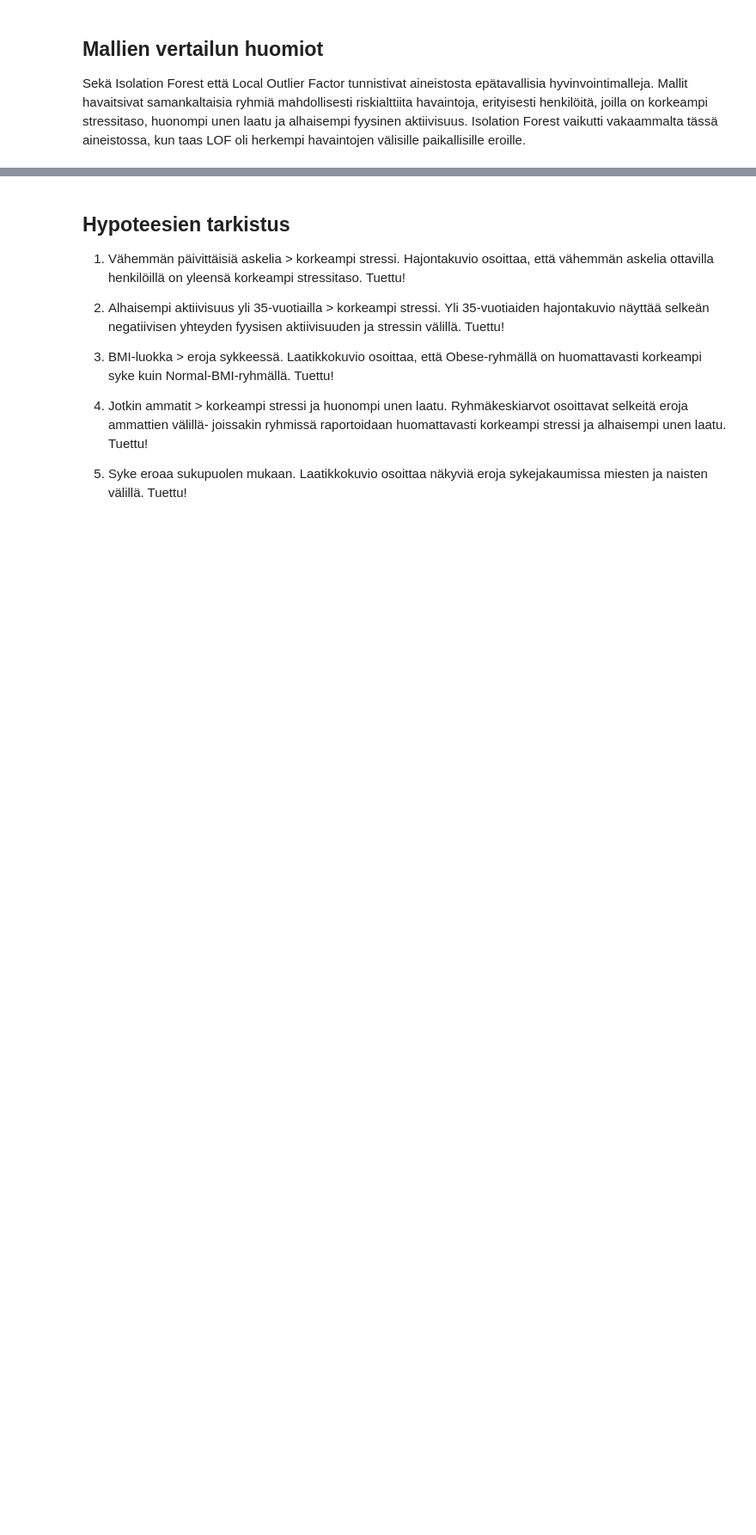
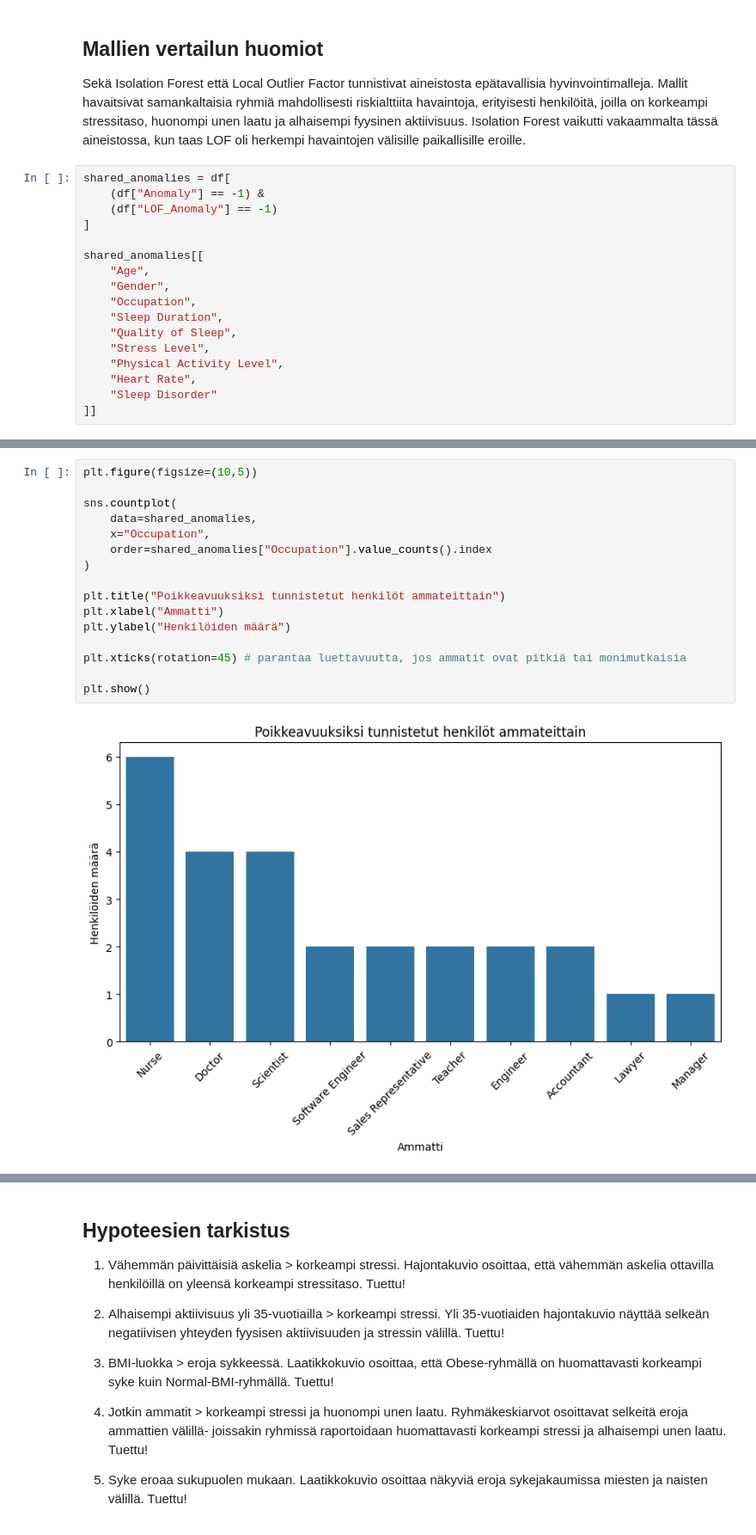
Before and after one commit to TanjaMel/wellbeing_and_sleep, a Jupyter notebook: sleep_wellbeing_analysis.ipynb, the cells around one changed output, grey strips where cells are left out. Shown at 86% size. Cells and saved outputs as stored; diff of their text form; blank space fills up the shorter version.

```diff
--- a/analysis.ipynb
+++ b/sleep_wellbeing_analysis.ipynb
@@ -453,3 +494,20 @@ plt.show()
 Sekä Isolation Forest että Local Outlier Factor tunnistivat aineistosta epätavallisia hyvinvointimalleja.
 Mallit havaitsivat samankaltaisia ryhmiä mahdollisesti riskialttiita havaintoja, erityisesti henkilöitä, joilla on korkeampi stressitaso, huonompi unen laatu ja alhaisempi fyysinen aktiivisuus.
 Isolation Forest vaikutti vakaammalta tässä aineistossa, kun taas LOF oli herkempi havaintojen välisille paikallisille eroille.
+# %%
+shared_anomalies = df[
+    (df["Anomaly"] == -1) &
+    (df["LOF_Anomaly"] == -1)
+]
+
+shared_anomalies[[
+    "Age",
+    "Gender",
+    "Occupation",
+    "Sleep Duration",
+    "Quality of Sleep",
+    "Stress Level",
+    "Physical Activity Level",
+    "Heart Rate",
+    "Sleep Disorder"
+]]
@@ -455,0 +609,18 @@ Isolation Forest vaikutti vakaammalta tässä aineistossa, kun taas LOF oli herk
+# %%
+plt.figure(figsize=(10,5))
+
+sns.countplot(
+    data=shared_anomalies,
+    x="Occupation",
+    order=shared_anomalies["Occupation"].value_counts().index
+)
+
+plt.title("Poikkeavuuksiksi tunnistetut henkilöt ammateittain")
+plt.xlabel("Ammatti")
+plt.ylabel("Henkilöiden määrä")
+
+plt.xticks(rotation=45) # parantaa luettavuutta, jos ammatit ovat pitkiä tai monimutkaisia
+
+plt.show()
+# %% [output]
+[figure, added]
```
Also changed, not shown: parts of 32 cells of this notebook, 3 other files.
